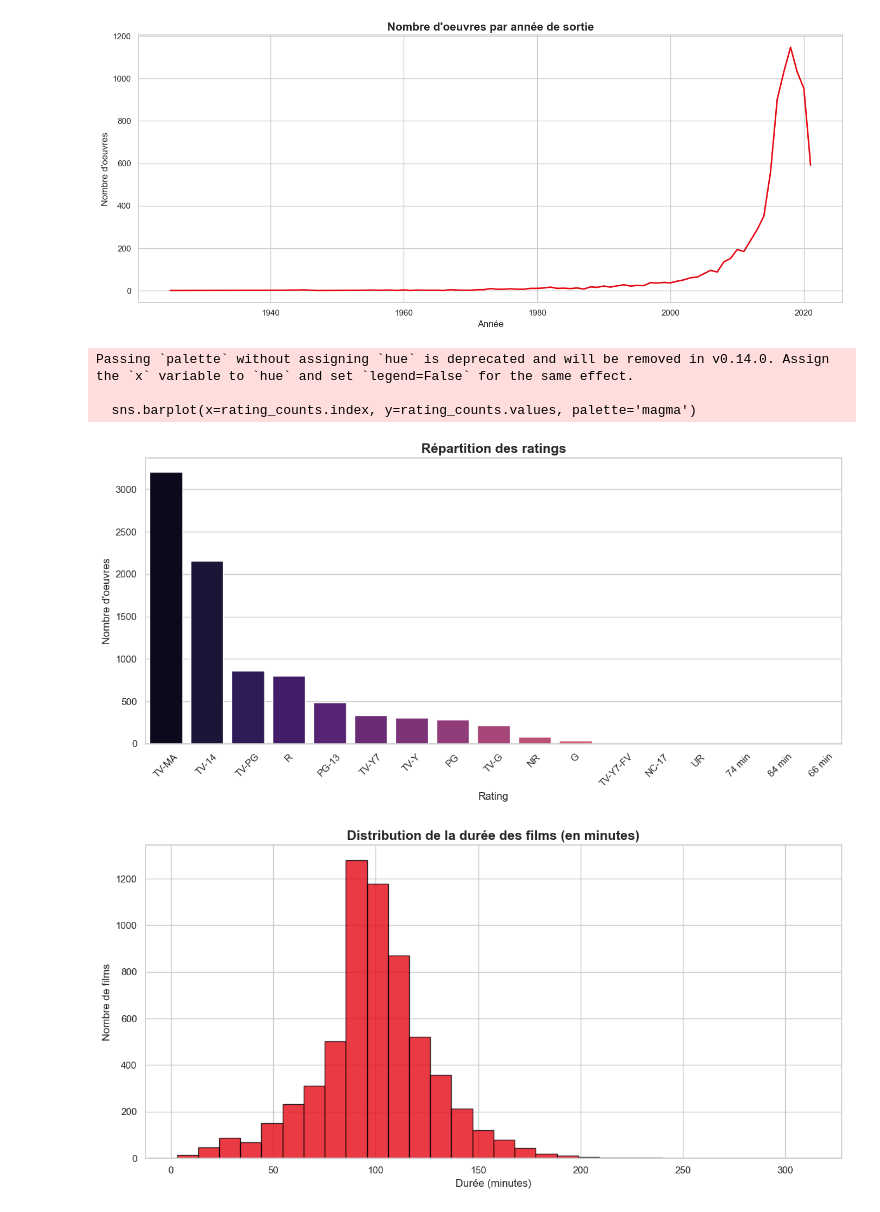
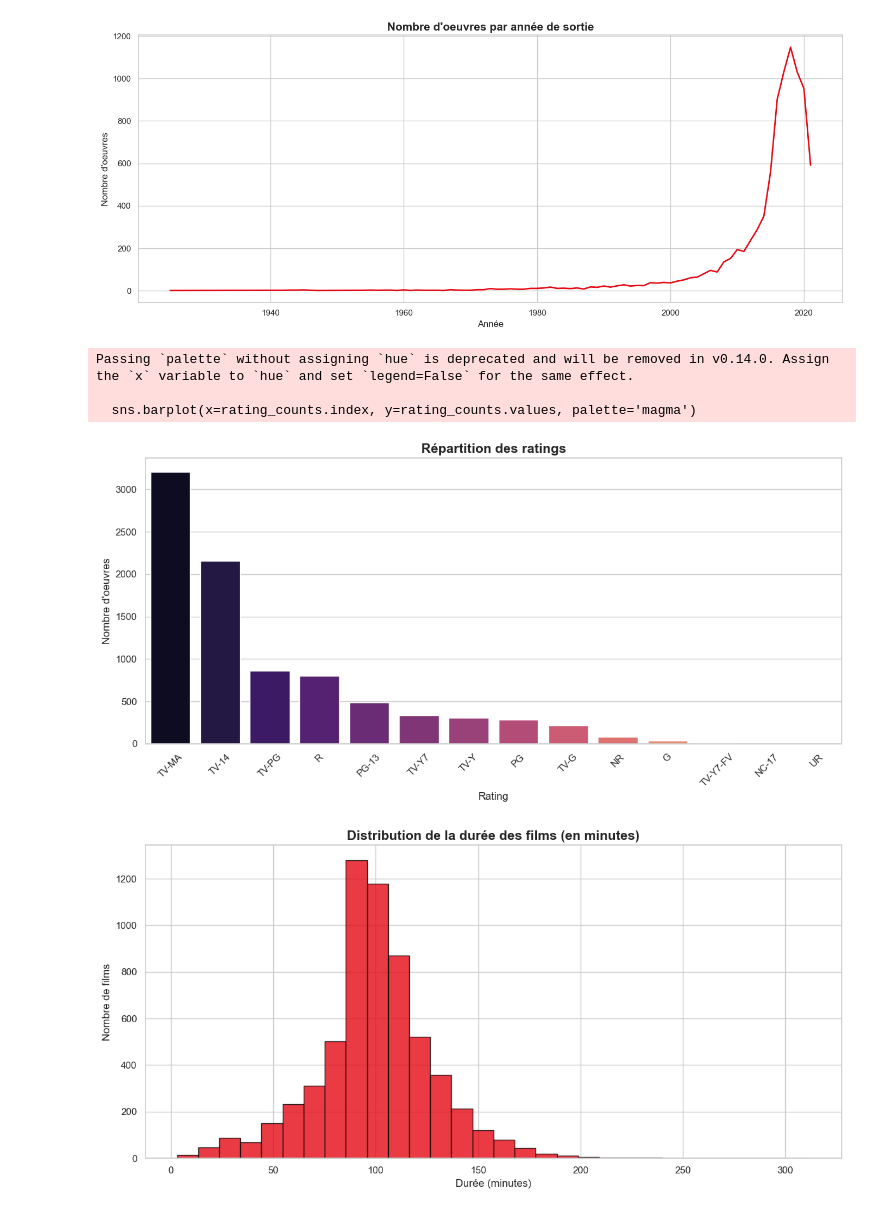
Before and after one commit to noemie-feraud/netflix-insights, a Jupyter notebook: Netflix_Data_Analysis.ipynb, the cells around one changed output. Drawn from its saved outputs; the diff is of its cells as text; code cells hidden in the pictures.

Commit message:
feat: add missing questions, fix duration/rating bugs, add all visualizations and conclusions

```diff
--- a/Netflix_Data_Analysis.ipynb
+++ b/Netflix_Data_Analysis.ipynb
@@ -367,19 +367,22 @@ plt.show()
 # %%
 # Question 23d : Répartition des ratings
 plt.figure(figsize=(12, 6))
-rating_counts = df['rating'].value_counts()
+# Nettoyage : certaines valeurs de rating contiennent des durées par erreur
+df['rating'] = df['rating'].replace(['74 min', '84 min', '66 min'], np.nan)
+
+rating_counts = df['rating'].dropna().value_counts()
 sns.barplot(x=rating_counts.index, y=rating_counts.values, palette='magma')
 plt.title('Répartition des ratings', fontsize=15, fontweight='bold')
 plt.xlabel('Rating')
 plt.ylabel("Nombre d'oeuvres")
 plt.xticks(rotation=45)
 plt.tight_layout()
 plt.show()
 # %% [output]
 Passing `palette` without assigning `hue` is deprecated and will be removed in v0.14.0. Assign the `x` variable to `hue` and set `legend=False` for the same effect.
 
   sns.barplot(x=rating_counts.index, y=rating_counts.values, palette='magma')
-[figure, old version]
+[figure, new version]
 # %%
 # Question 23e : Répartition de la durée des films
 movies_duration = df[df['type'] == 'Movie']['duration_clean'].dropna()
```
Also changed, not shown: parts of 1 cell of this notebook.
